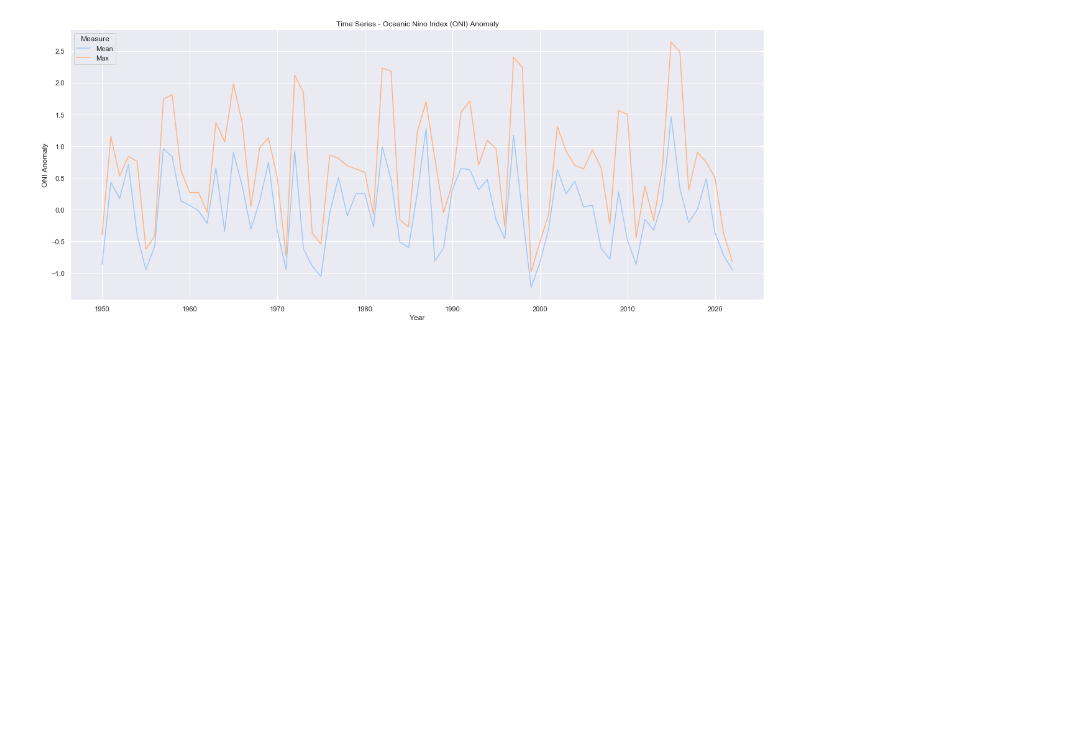
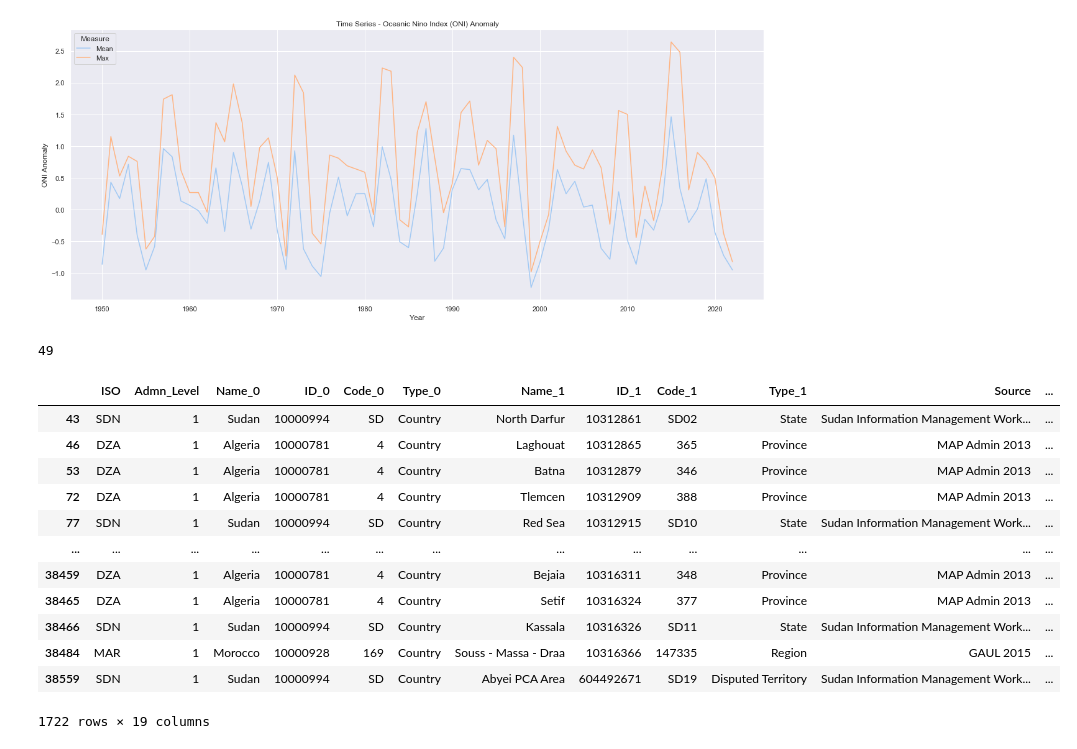
Before and after one commit to amondal2/ENSO-malaria-analysis, a Jupyter notebook: scripts/exploration.ipynb, the cells around one changed output. Drawn from its saved outputs; the diff is of its cells as text; code cells hidden in the pictures; blank space fills up the shorter version.

Commit message:
WIP region-level incidence scripts

```diff
--- a/scripts/exploration.ipynb
+++ b/scripts/exploration.ipynb
@@ -14,7 +14,10 @@ pf_incidence_data = pd.read_csv('~/ENSO-malaria-analysis/data/PFIncidence_global
 
 # extract ISO codes for African countries
 country_data_africa = country_data.loc[country_data['region'] == 'Africa']
-iso_africa = list(set(country_data_africa['alpha-3']))
+
+# Northern Africa sub-regions not filled in for some reason
+country_data_africa['intermediate-region'] = country_data_africa['intermediate-region'].fillna('Northern Africa')
+iso_africa = country_data_africa['alpha-3'].unique()
 
 # extract incidence data for African countries
 africa_incidence_data = pf_incidence_data.loc[pf_incidence_data['ISO'].isin(iso_africa)]
@@ -53,3 +52,33 @@ plt.legend(title='Measure', loc='upper left', labels=['Mean', 'Max'])
 # %% [output]
 <matplotlib.legend.Legend at 0x...>
 [figure]
+# %%
+# segment data into regions of Africa
+regions = country_data_africa['intermediate-region'].unique()
+
+# create dictionary matching regions to countries in that region
+countries_per_region = {}
+for region in regions:
+    countries_in_region = country_data_africa.loc[country_data_africa['intermediate-region'] == region]['alpha-3']
+    countries_per_region[region] = countries_in_region
+
+# create dataframes for each region with incidence time series data
+incidence_df_north_africa = africa_incidence_data.loc[africa_incidence_data.ISO.isin(countries_per_region['Northern Africa'])]
+# %% [output]
+49
+# %%
+incidence_df_north_africa
+# %% [output]
+|  | ISO | Admn_Level | Name_0 | ID_0 | Code_0 | Type_0 | Name_1 | ID_1 | Code_1 | Type_1 | Source | ... |
+| 43 | SDN | 1 | Sudan | 10000994 | SD | Country | North Darfur | 10312861 | SD02 | State | Sudan Information Management Work... | ... |
+| 46 | DZA | 1 | Algeria | 10000781 | 4 | Country | Laghouat | 10312865 | 365 | Province | MAP Admin 2013 | ... |
+| 53 | DZA | 1 | Algeria | 10000781 | 4 | Country | Batna | 10312879 | 346 | Province | MAP Admin 2013 | ... |
+| 72 | DZA | 1 | Algeria | 10000781 | 4 | Country | Tlemcen | 10312909 | 388 | Province | MAP Admin 2013 | ... |
+| 77 | SDN | 1 | Sudan | 10000994 | SD | Country | Red Sea | 10312915 | SD10 | State | Sudan Information Management Work... | ... |
+| ... | ... | ... | ... | ... | ... | ... | ... | ... | ... | ... | ... | ... |
+| 38459 | DZA | 1 | Algeria | 10000781 | 4 | Country | Bejaia | 10316311 | 348 | Province | MAP Admin 2013 | ... |
+| 38465 | DZA | 1 | Algeria | 10000781 | 4 | Country | Setif | 10316324 | 377 | Province | MAP Admin 2013 | ... |
+| 38466 | SDN | 1 | Sudan | 10000994 | SD | Country | Kassala | 10316326 | SD11 | State | Sudan Information Management Work... | ... |
+| 38484 | MAR | 1 | Morocco | 10000928 | 169 | Country | Souss - Massa - Draa | 10316366 | 147335 | Region | GAUL 2015 | ... |
+| 38559 | SDN | 1 | Sudan | 10000994 | SD | Country | Abyei PCA Area | 604492671 | SD19 | Disputed Territory | Sudan Information Management Work... | ... |
+1722 rows × 19 columns
```
Also changed, not shown: parts of 1 cell of this notebook.
